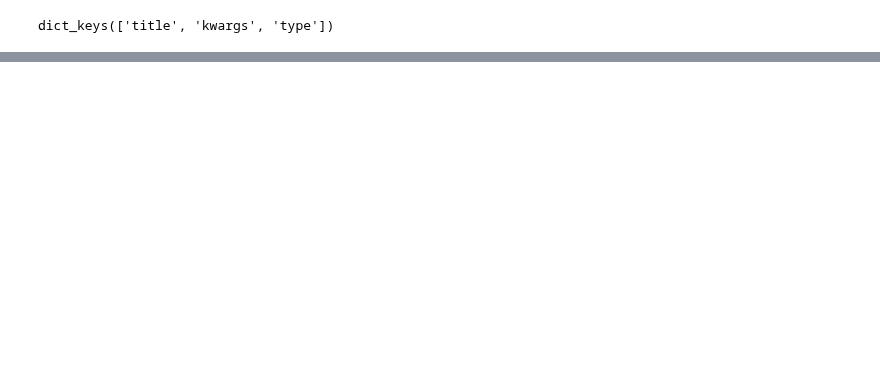
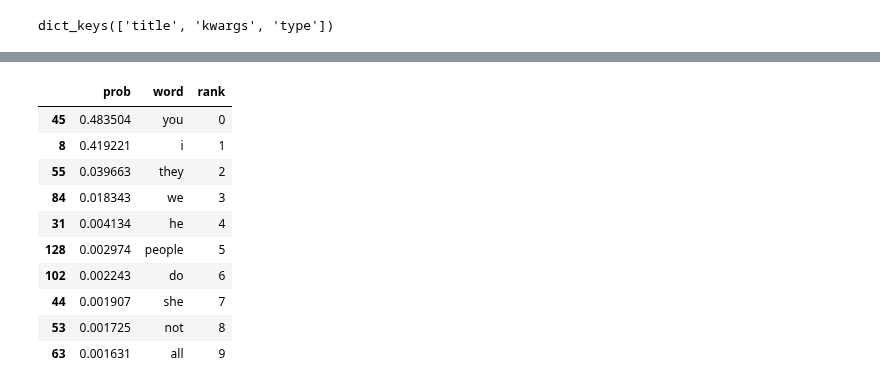
Before and after one commit to smeylan/child-directed-listening, a Jupyter notebook: Model behavior analyses.ipynb, the cells around one changed output, grey strips where cells are left out. Cells and saved outputs as stored; diff of their text form; code cells hidden in the pictures; blank space fills up the shorter version.

```diff
--- a/Model behavior analyses.ipynb
+++ b/Model behavior analyses.ipynb
@@ -149,0 +200,17 @@ print(results)
+# %%
+sentence = "[CGV] [MASK] want to go to the zoo."
+
+_, completions = transformers_bert_completions.bert_completions(sentence, tag_model, initial_tokenizer, initial_vocab_mask)
+completions.head(10)
+# %% [output]
+|  | prob | word | rank |
+| 45 | 0.483504 | you | 0 |
+| 8 | 0.419221 | i | 1 |
+| 55 | 0.039663 | they | 2 |
+| 84 | 0.018343 | we | 3 |
+| 31 | 0.004134 | he | 4 |
+| 128 | 0.002974 | people | 5 |
+| 102 | 0.002243 | do | 6 |
+| 44 | 0.001907 | she | 7 |
+| 53 | 0.001725 | not | 8 |
+| 63 | 0.001631 | all | 9 |
```
Also changed, not shown: parts of 17 cells of this notebook, 7 other files.
